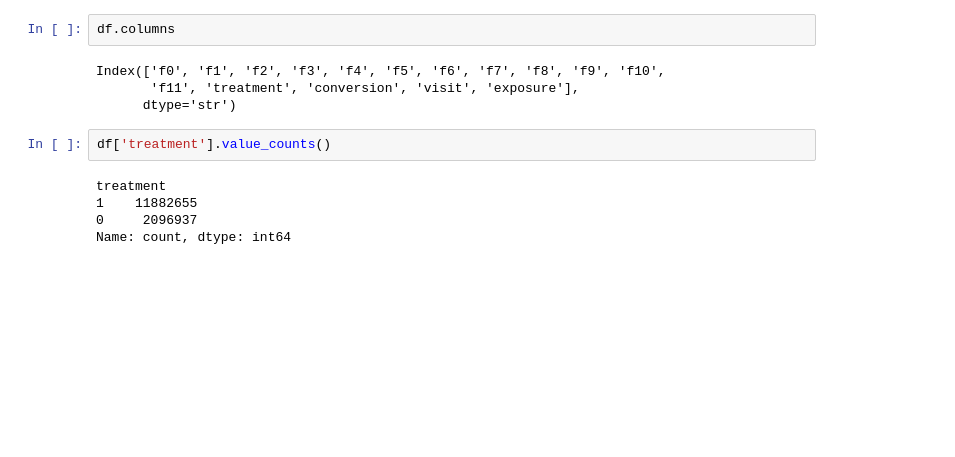
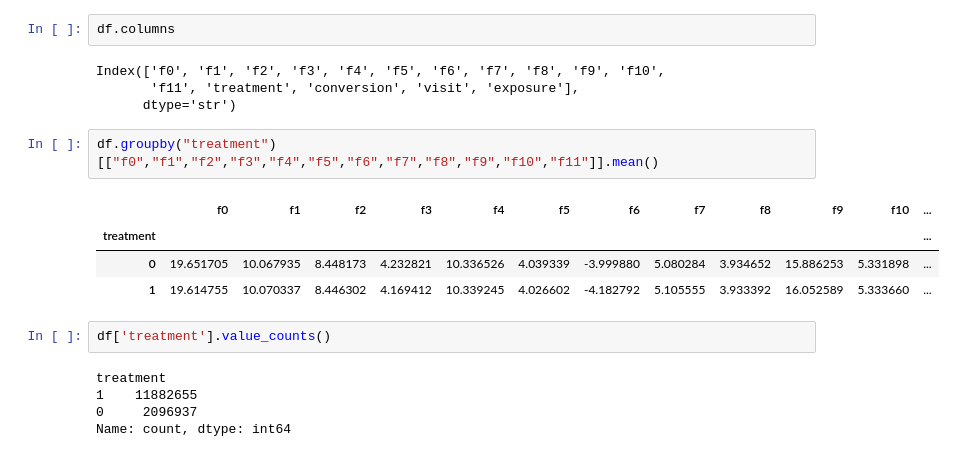
Before and after one commit to ihameed11/criteo-uplift, a Jupyter notebook: notebooks/01_EDA.ipynb, the cells around one changed output. Cells and saved outputs as stored; diff of their text form; blank space fills up the shorter version.

```diff
--- a/notebooks/01_EDA.ipynb
+++ b/notebooks/01_EDA.ipynb
@@ -20,6 +20,13 @@ df.columns
 Index(['f0', 'f1', 'f2', 'f3', 'f4', 'f5', 'f6', 'f7', 'f8', 'f9', 'f10',
        'f11', 'treatment', 'conversion', 'visit', 'exposure'],
       dtype='str')
+# %%
+df.groupby("treatment")[["f0","f1","f2","f3","f4","f5","f6","f7","f8","f9","f10","f11"]].mean()
+# %% [output]
+|  | f0 | f1 | f2 | f3 | f4 | f5 | f6 | f7 | f8 | f9 | f10 | ... |
+| treatment |  |  |  |  |  |  |  |  |  |  |  | ... |
+| 0 | 19.651705 | 10.067935 | 8.448173 | 4.232821 | 10.336526 | 4.039339 | -3.999880 | 5.080284 | 3.934652 | 15.886253 | 5.331898 | ... |
+| 1 | 19.614755 | 10.070337 | 8.446302 | 4.169412 | 10.339245 | 4.026602 | -4.182792 | 5.105555 | 3.933392 | 16.052589 | 5.333660 | ... |
 # %%
 df['treatment'].value_counts()
 # %% [output]
```
Also changed, not shown: parts of 17 cells of this notebook.
